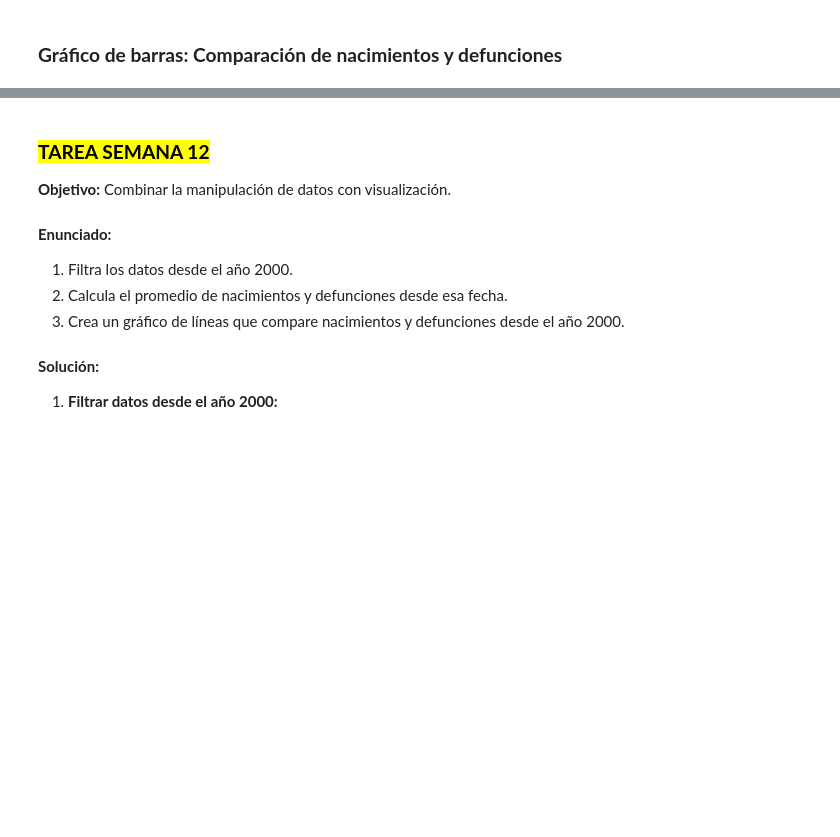
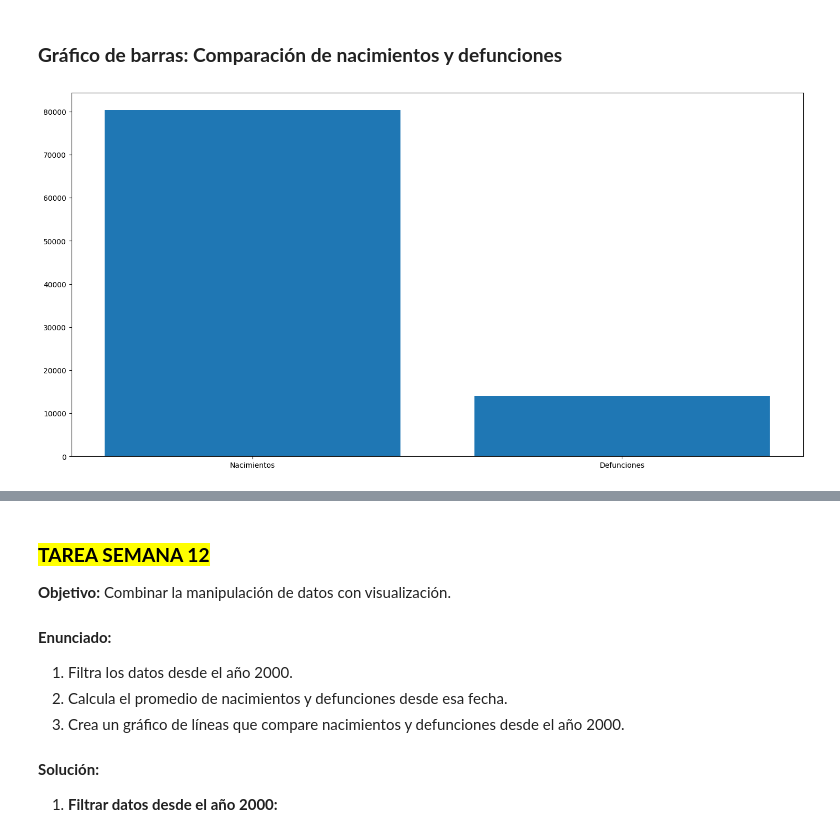
Before and after one commit to FiorellaChava/Programacion-Python-Basico-GRUPO-1---6181133432, a Jupyter notebook: Estudiantes/fiorella chavarria/semana 5/Clase 10/tarea/Practica_9.ipynb, the cells around one changed output, grey strips where cells are left out. Cells and saved outputs as stored; diff of their text form; code cells hidden in the pictures; blank space fills up the shorter version.

```diff
--- a/Estudiantes/fiorella chavarria/semana 5/Clase 10/tarea/Practica_9.ipynb
+++ b/Estudiantes/fiorella chavarria/semana 5/Clase 10/tarea/Practica_9.ipynb
@@ -239,0 +238,11 @@ df_rango_anios
+# %%
+# Crear gráfico de barras
+
+import matplotlib.pyplot as plt
+
+df_rango_años= df[df['Año']== año_inicial]
+valores=df_rango_años['Nacimientos'].values[0], df_rango_años['Defunciones'].values[0]
+plt.bar(['Nacimientos', 'Defunciones'], valores)
+plt.show()
+# %% [output]
+[figure, added]
```
Also changed, not shown: parts of 13 cells of this notebook.
